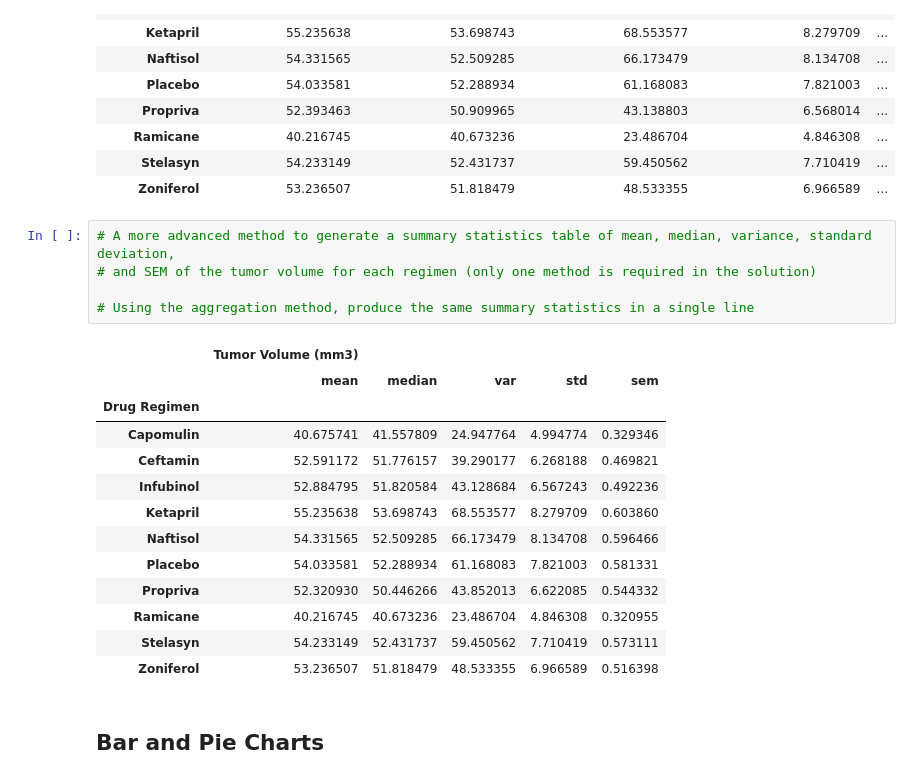
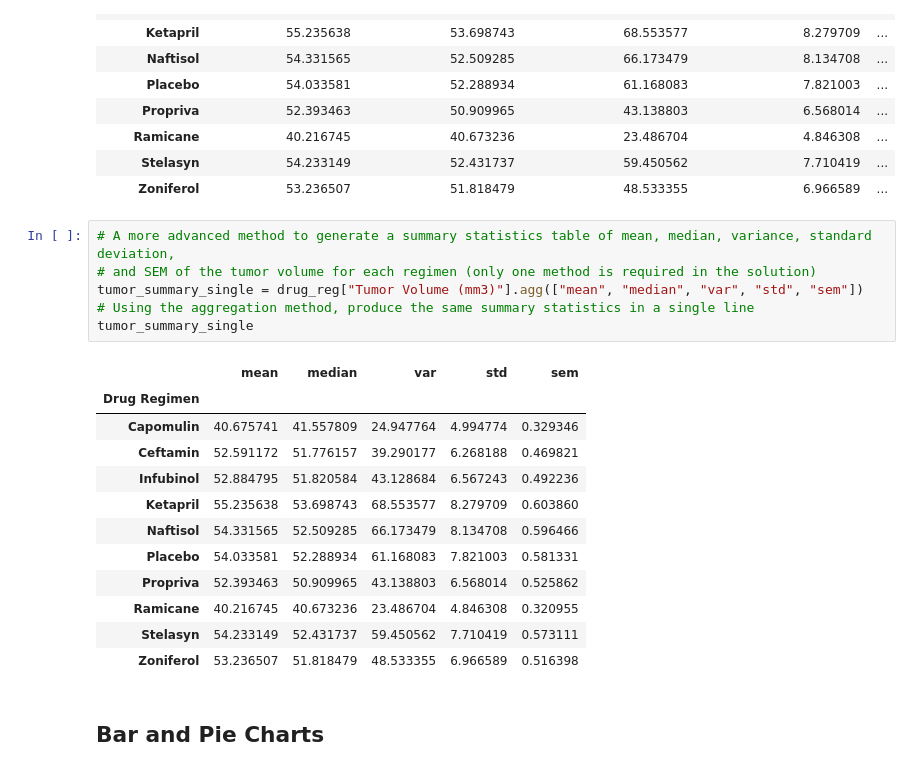
Before and after one commit to GueroGuero/matplotlib-challenge, a Jupyter notebook: Pymaceuticals/pymaceuticals_starter.ipynb, the cells around one changed output. Drawn from its saved outputs; the diff is of its cells as text.

```diff
--- a/Pymaceuticals/pymaceuticals_starter.ipynb
+++ b/Pymaceuticals/pymaceuticals_starter.ipynb
@@ -125,10 +126,10 @@ tumor_summary
 # %%
 # A more advanced method to generate a summary statistics table of mean, median, variance, standard deviation,
 # and SEM of the tumor volume for each regimen (only one method is required in the solution)
-
+tumor_summary_single = drug_reg["Tumor Volume (mm3)"].agg(["mean", "median", "var", "std", "sem"])
 # Using the aggregation method, produce the same summary statistics in a single line
+tumor_summary_single
 # %% [output]
-|  | Tumor Volume (mm3) |  |  |  |  |
 |  | mean | median | var | std | sem |
 | Drug Regimen |  |  |  |  |  |
 | Capomulin | 40.675741 | 41.557809 | 24.947764 | 4.994774 | 0.329346 |
@@ -137,7 +138,7 @@ tumor_summary
 | Ketapril | 55.235638 | 53.698743 | 68.553577 | 8.279709 | 0.603860 |
 | Naftisol | 54.331565 | 52.509285 | 66.173479 | 8.134708 | 0.596466 |
 | Placebo | 54.033581 | 52.288934 | 61.168083 | 7.821003 | 0.581331 |
-| Propriva | 52.320930 | 50.446266 | 43.852013 | 6.622085 | 0.544332 |
+| Propriva | 52.393463 | 50.909965 | 43.138803 | 6.568014 | 0.525862 |
 | Ramicane | 40.216745 | 40.673236 | 23.486704 | 4.846308 | 0.320955 |
 | Stelasyn | 54.233149 | 52.431737 | 59.450562 | 7.710419 | 0.573111 |
 | Zoniferol | 53.236507 | 51.818479 | 48.533355 | 6.966589 | 0.516398 |
```
Also changed, not shown: parts of 5 cells of this notebook.
